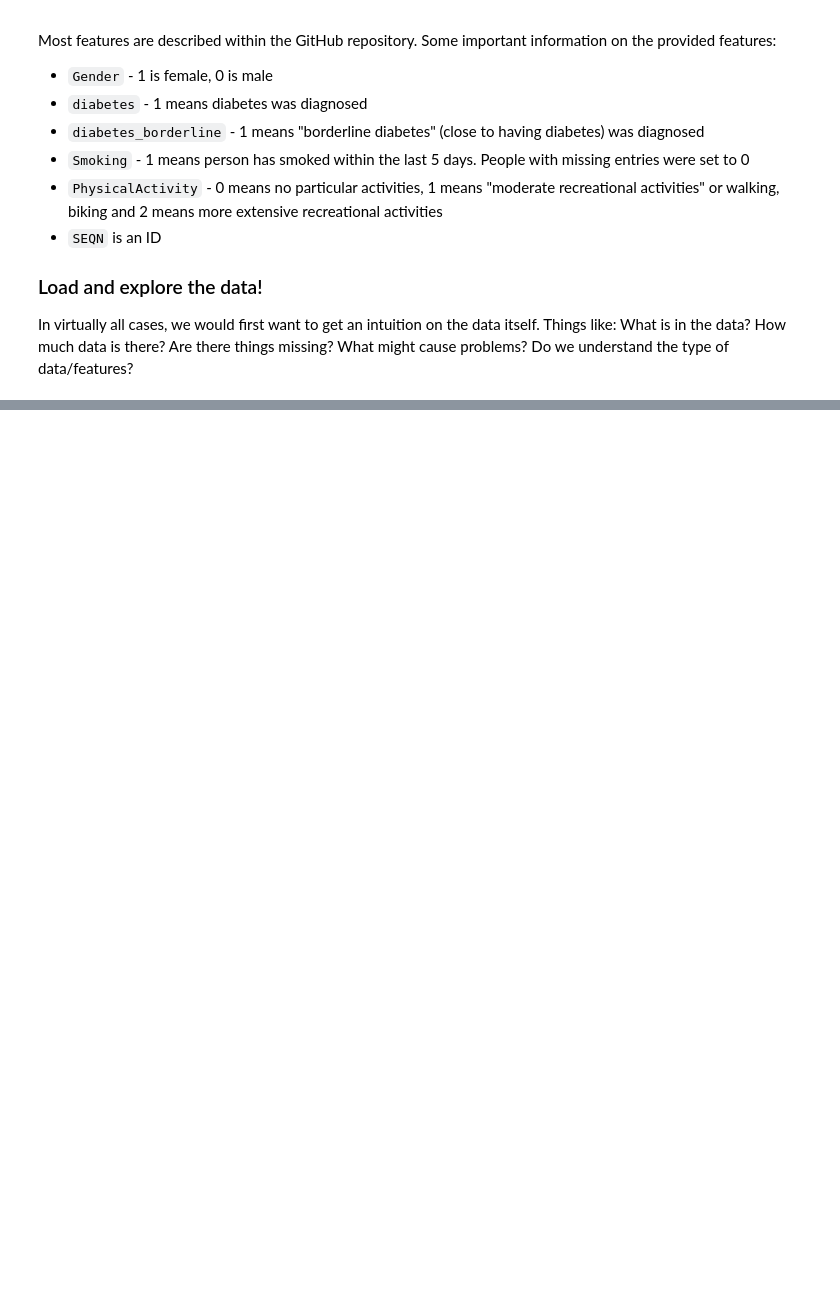
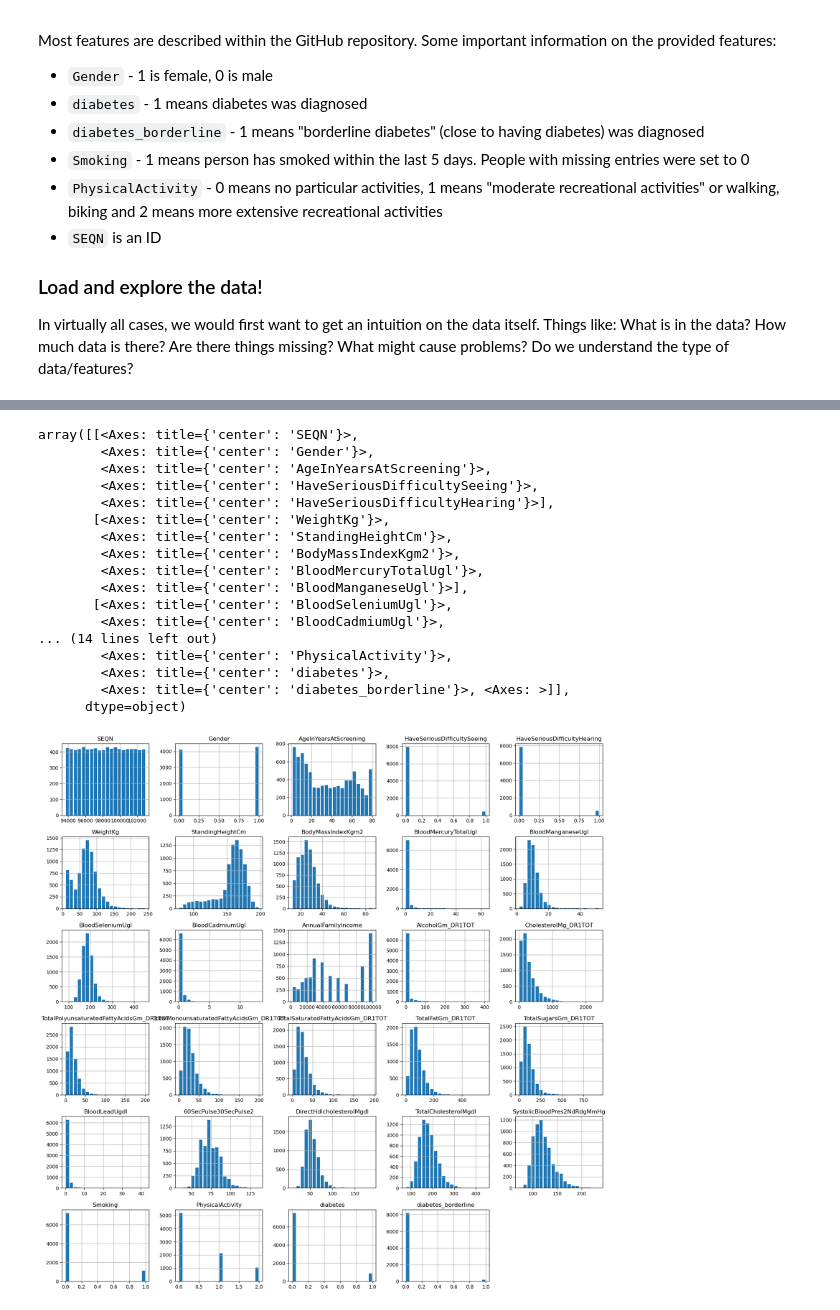
Before and after one commit to PhilippVogel92/ai_for_smart_health, a Jupyter notebook: ai_smart_health_portfolio_01_diabetes_prediction_template.ipynb, the cells around one changed output, grey strips where cells are left out. Drawn from its saved outputs; the diff is of its cells as text; code cells hidden in the pictures; blank space fills up the shorter version.

```diff
--- a/ai_smart_health_portfolio_01_diabetes_prediction_template.ipynb
+++ b/ai_smart_health_portfolio_01_diabetes_prediction_template.ipynb
@@ -108,3 +106,5 @@ path_data = # add your own path
+# %%
+path_data = "data"
 # %%
 filename = "NHANES_2017_2018_diabetes.csv"
 data = pd.read_csv(os.path.join(path_data, filename))
@@ -112,0 +161,21 @@ data.head()
+# %%
+data.hist(figsize=(20,20), bins=20, rwidth=0.8)
+# %% [output]
+array([[<Axes: title={'center': 'SEQN'}>,
+        <Axes: title={'center': 'Gender'}>,
+        <Axes: title={'center': 'AgeInYearsAtScreening'}>,
+        <Axes: title={'center': 'HaveSeriousDifficultySeeing'}>,
+        <Axes: title={'center': 'HaveSeriousDifficultyHearing'}>],
+       [<Axes: title={'center': 'WeightKg'}>,
+        <Axes: title={'center': 'StandingHeightCm'}>,
+        <Axes: title={'center': 'BodyMassIndexKgm2'}>,
+        <Axes: title={'center': 'BloodMercuryTotalUgl'}>,
+        <Axes: title={'center': 'BloodManganeseUgl'}>],
+       [<Axes: title={'center': 'BloodSeleniumUgl'}>,
+        <Axes: title={'center': 'BloodCadmiumUgl'}>,
+... (14 lines left out)
+        <Axes: title={'center': 'PhysicalActivity'}>,
+        <Axes: title={'center': 'diabetes'}>,
+        <Axes: title={'center': 'diabetes_borderline'}>, <Axes: >]],
+      dtype=object)
+[figure, added]
```
Also changed, not shown: parts of 59 cells of this notebook.
